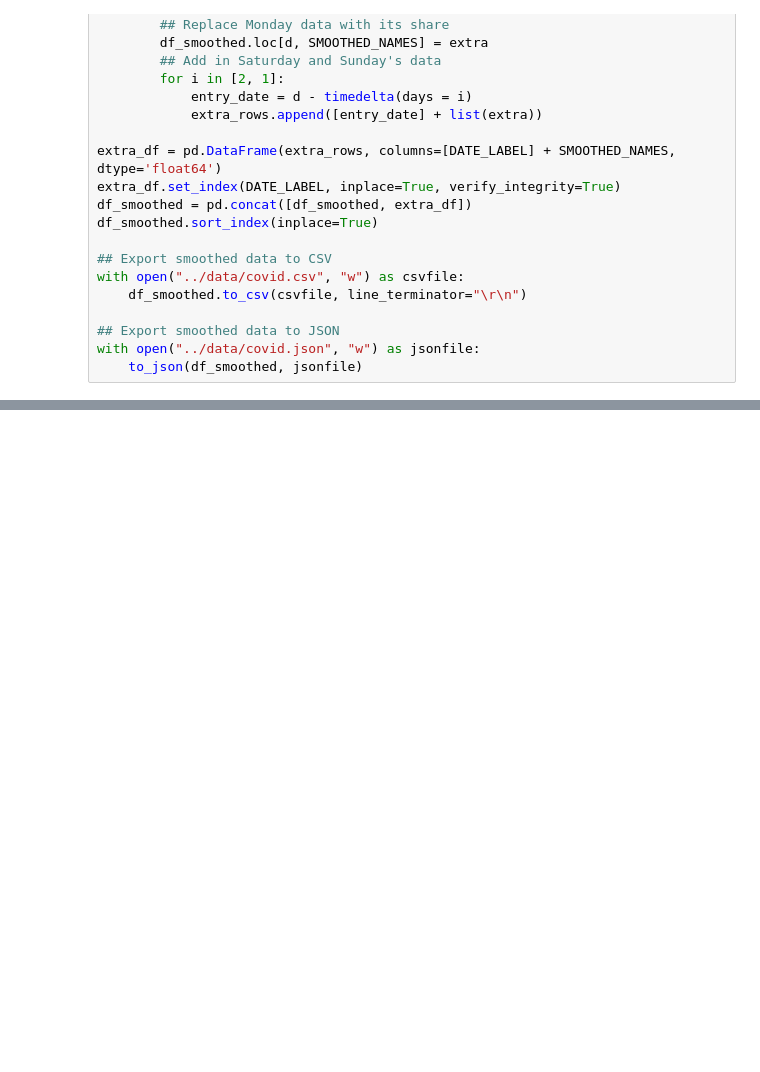
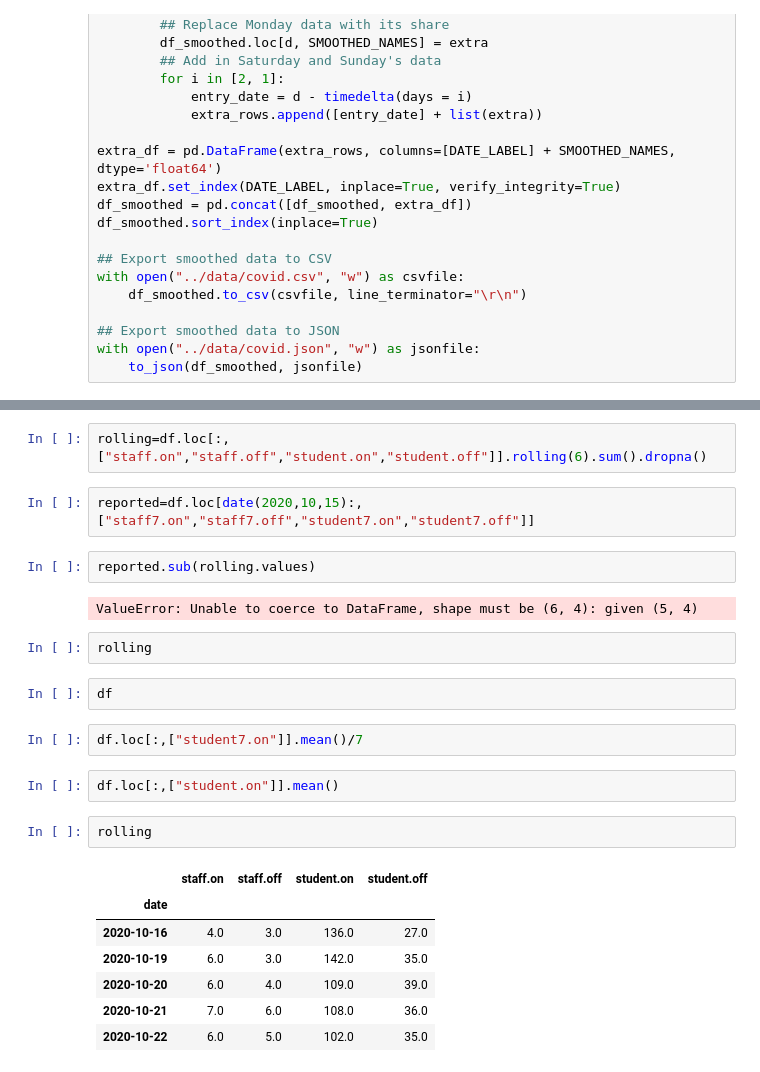
Before and after one commit to sjmurdoch/uclcovid, a Jupyter notebook: code/parse-data.ipynb, the cells around one changed output, grey strips where cells are left out. Drawn from its saved outputs; the diff is of its cells as text; blank space fills up the shorter version.

Commit message:
Export data for Friday

```diff
--- a/code/parse-data.ipynb
+++ b/code/parse-data.ipynb
@@ -244,0 +251,26 @@ df.loc[date(2020,10,12):,["staff.on","staff.off","student.on","student.off"]].su
+# %%
+rolling=df.loc[:,["staff.on","staff.off","student.on","student.off"]].rolling(6).sum().dropna()
+# %%
+reported=df.loc[date(2020,10,15):,["staff7.on","staff7.off","student7.on","student7.off"]]
+# %%
+reported.sub(rolling.values)
+# %% [output]
+ValueError: Unable to coerce to DataFrame, shape must be (6, 4): given (5, 4)
+# %%
+rolling
+# %%
+df
+# %%
+df.loc[:,["student7.on"]].mean()/7
+# %%
+df.loc[:,["student.on"]].mean()
+# %%
+rolling
+# %% [output]
+|  | staff.on | staff.off | student.on | student.off |
+| date |  |  |  |  |
+| 2020-10-16 | 4.0 | 3.0 | 136.0 | 27.0 |
+| 2020-10-19 | 6.0 | 3.0 | 142.0 | 35.0 |
+| 2020-10-20 | 6.0 | 4.0 | 109.0 | 39.0 |
+| 2020-10-21 | 7.0 | 6.0 | 108.0 | 36.0 |
+| 2020-10-22 | 6.0 | 5.0 | 102.0 | 35.0 |
```
Also changed, not shown: parts of 6 cells of this notebook, 5 other files.
